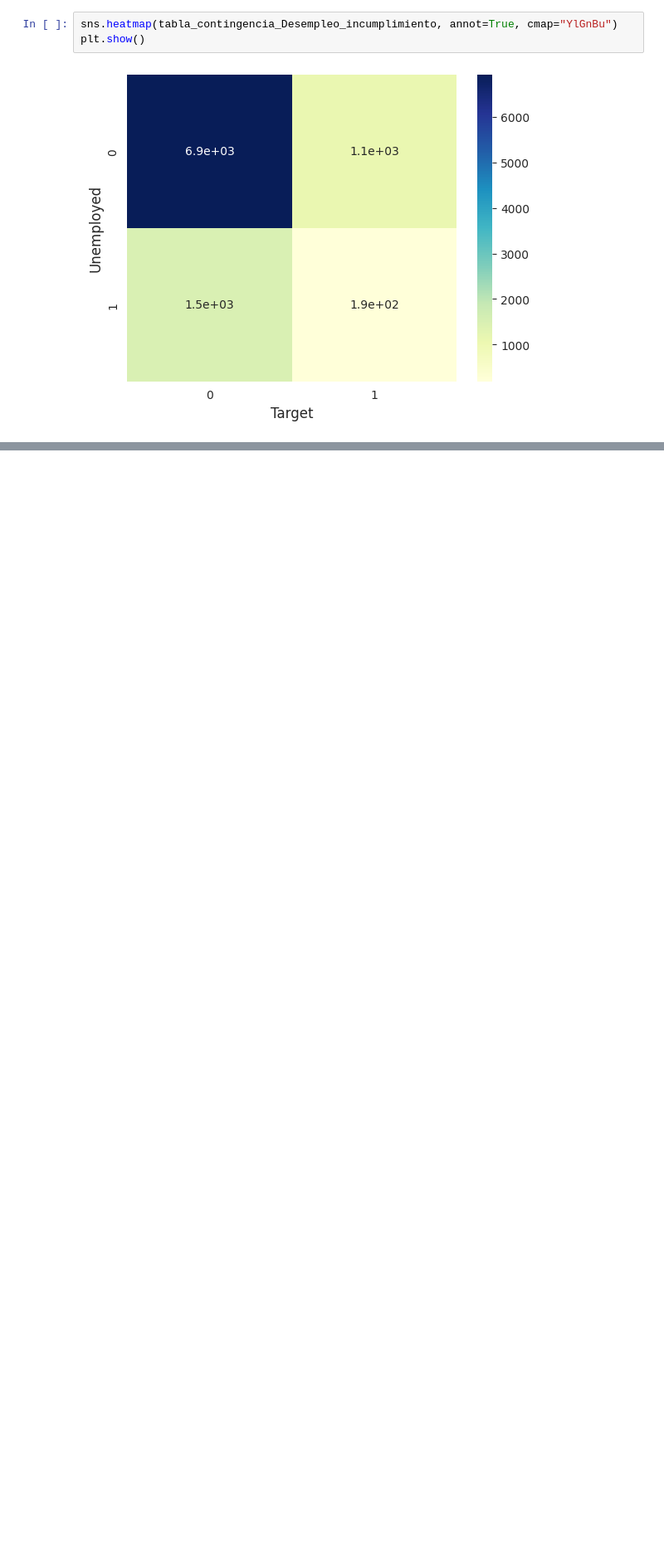
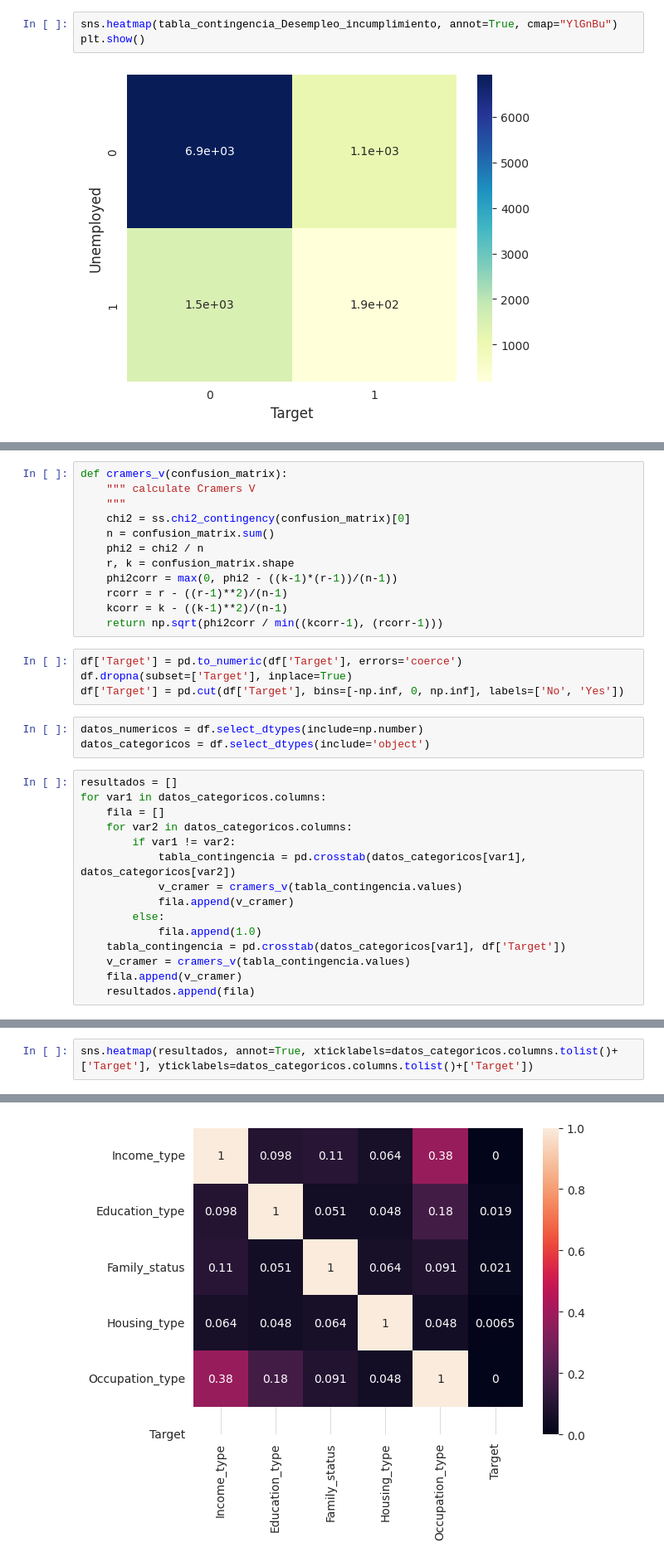
Before and after one commit to EnzoPereira013/Proyecto-Credit-Card-Classification-CoderHouse-Enzo-Pereira, a Jupyter notebook: Credit_Card_Classification_Enzo_Pereira.ipynb, the cells around one changed output, grey strips where cells are left out. Shown: that part at 83% size. Drawn from its saved outputs; the diff is of its cells as text; blank space fills up the shorter version.

```diff
--- a/Credit_Card_Classification_Enzo_Pereira.ipynb
+++ b/Credit_Card_Classification_Enzo_Pereira.ipynb
@@ -265,0 +301,34 @@ El valor p es: 0.014042422914952335
+# %%
+def cramers_v(confusion_matrix):
+    """ calculate Cramers V
+    """
+    chi2 = ss.chi2_contingency(confusion_matrix)[0]
+    n = confusion_matrix.sum()
+    phi2 = chi2 / n
+    r, k = confusion_matrix.shape
+    phi2corr = max(0, phi2 - ((k-1)*(r-1))/(n-1))
+    rcorr = r - ((r-1)**2)/(n-1)
+    kcorr = k - ((k-1)**2)/(n-1)
+    return np.sqrt(phi2corr / min((kcorr-1), (rcorr-1)))
+# %%
+df['Target'] = pd.to_numeric(df['Target'], errors='coerce')
+df.dropna(subset=['Target'], inplace=True)
+df['Target'] = pd.cut(df['Target'], bins=[-np.inf, 0, np.inf], labels=['No', 'Yes'])
+# %%
+datos_numericos = df.select_dtypes(include=np.number)
+datos_categoricos = df.select_dtypes(include='object')
+# %%
+resultados = []
+for var1 in datos_categoricos.columns:
+    fila = []
+    for var2 in datos_categoricos.columns:
+        if var1 != var2:
+            tabla_contingencia = pd.crosstab(datos_categoricos[var1], datos_categoricos[var2])
+            v_cramer = cramers_v(tabla_contingencia.values)
+            fila.append(v_cramer)
+        else:
+            fila.append(1.0)
+    tabla_contingencia = pd.crosstab(datos_categoricos[var1], df['Target'])
+    v_cramer = cramers_v(tabla_contingencia.values)
+    fila.append(v_cramer)
+    resultados.append(fila)
@@ -265,0 +338,3 @@ El valor p es: 0.014042422914952335
+# %%
+sns.heatmap(resultados, annot=True, xticklabels=datos_categoricos.columns.tolist()+['Target'], yticklabels=datos_categoricos.columns.tolist()+['Target'])
+# %% [output]
@@ -265,0 +342 @@ El valor p es: 0.014042422914952335
+[figure, added]
```
Also changed, not shown: parts of 20 cells of this notebook.
